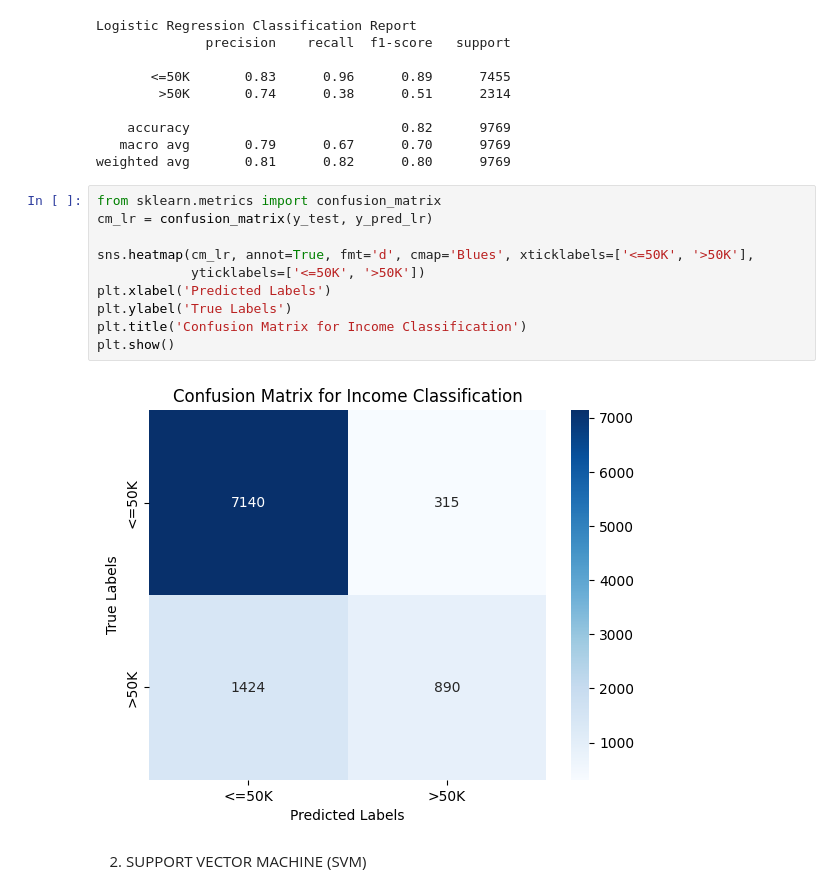
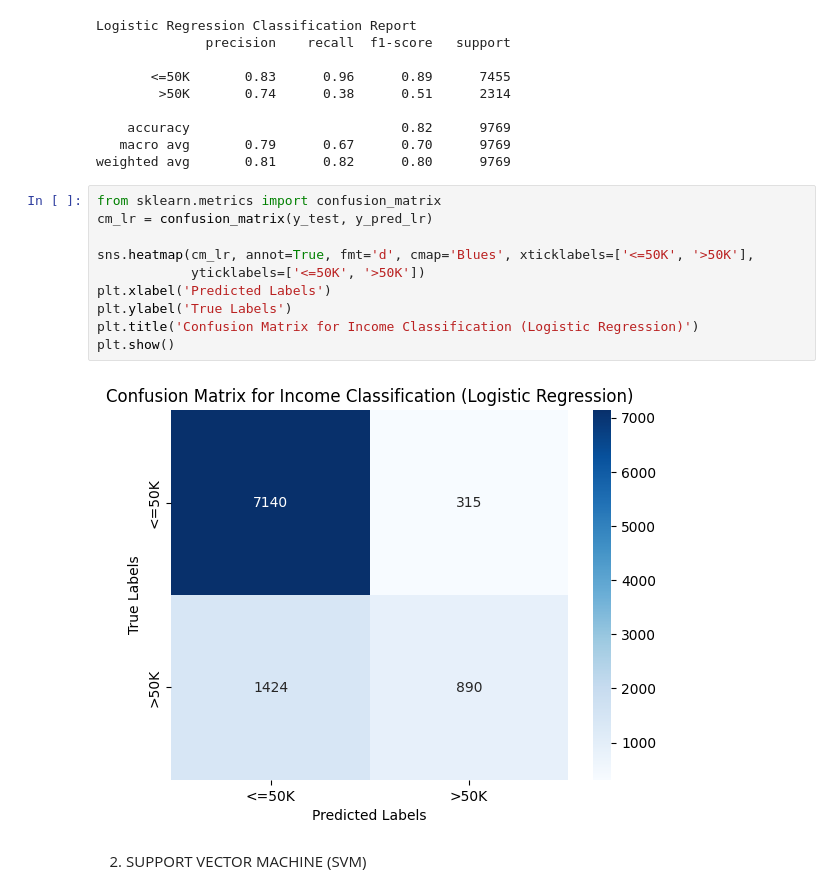
Before and after one commit to mimi428/Income-classification, a Jupyter notebook: incomeclass.ipynb, the cells around one changed output. Cells and saved outputs as stored; diff of their text form.

```diff
--- a/incomeclass.ipynb
+++ b/incomeclass.ipynb
@@ -735,15 +735,15 @@ weighted avg       0.81      0.82      0.80      9769
 # %%
 from sklearn.metrics import confusion_matrix
 cm_lr = confusion_matrix(y_test, y_pred_lr)
 
 sns.heatmap(cm_lr, annot=True, fmt='d', cmap='Blues', xticklabels=['<=50K', '>50K'],
             yticklabels=['<=50K', '>50K'])
 plt.xlabel('Predicted Labels')
 plt.ylabel('True Labels')
-plt.title('Confusion Matrix for Income Classification')
+plt.title('Confusion Matrix for Income Classification (Logistic Regression)')
 plt.show()
 # %% [output]
-[figure, old version]
+[figure, new version]
 # %% [markdown]
 2) SUPPORT VECTOR MACHINE (SVM)
 # %%
```
Also changed, not shown: parts of 2 cells of this notebook.
